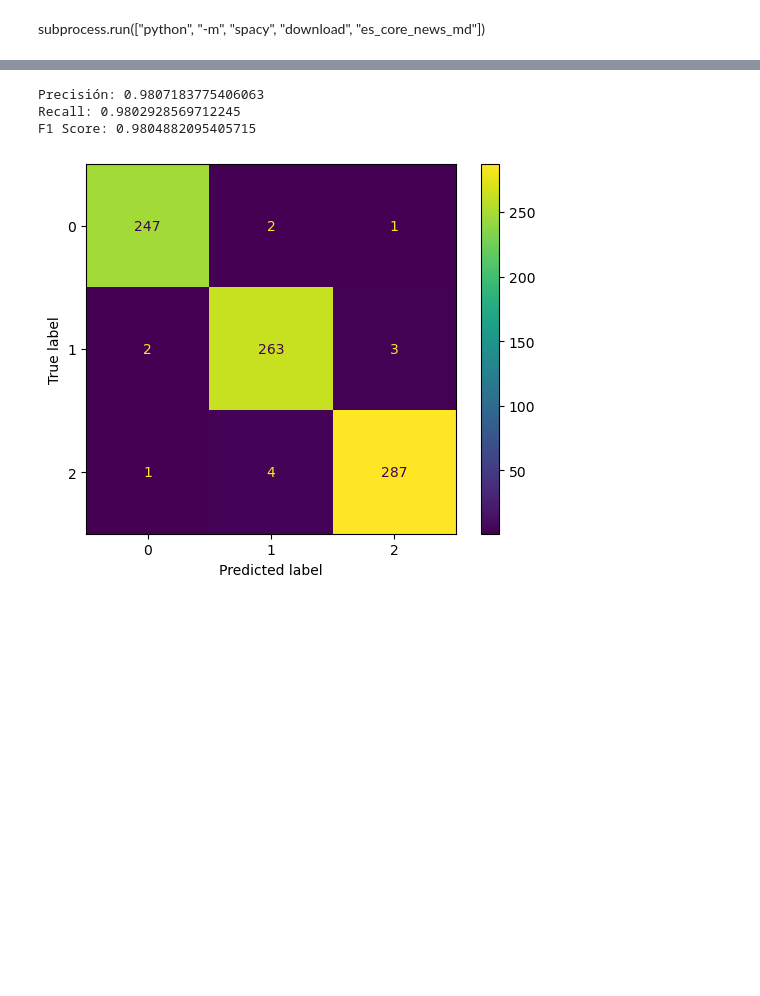
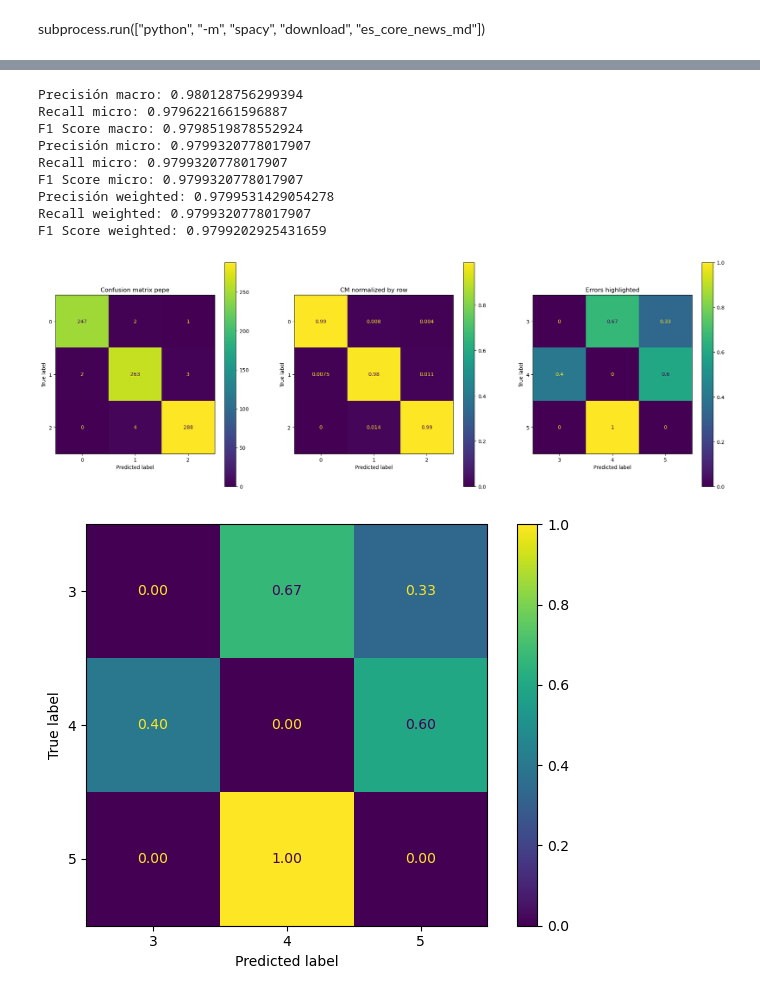
Before and after one commit to Sebasos01/BI_proyecto_1, a Jupyter notebook: proyecto_1_entrega_1.ipynb, the cells around one changed output, grey strips where cells are left out. Cells and saved outputs as stored; diff of their text form; code cells hidden in the pictures; blank space fills up the shorter version.

```diff
--- a/proyecto_1_entrega_1.ipynb
+++ b/proyecto_1_entrega_1.ipynb
@@ -629,26 +584,72 @@ plt.show()
 # %%
 from sklearn.metrics import precision_score, recall_score, f1_score
 precision = precision_score(y_train, y_train_pred, average='macro')
-print(f'Precisión: {precision}')
+print(f'Precisión macro: {precision}')
 
 # Calcular el recall
 recall = recall_score(y_train, y_train_pred, average='macro')
-print(f'Recall: {recall}')
+print(f'Recall micro: {recall}')
 
 # Calcular el F1-score
 f1 = f1_score(y_train, y_train_pred, average='macro')
-print(f'F1 Score: {f1}')
+print(f'F1 Score macro: {f1}')
+
+precision = precision_score(y_train, y_train_pred, average='micro')
+print(f'Precisión micro: {precision}')
+
+# Calcular el recall
+recall = recall_score(y_train, y_train_pred, average='micro')
+print(f'Recall micro: {recall}')
+
+# Calcular el F1-score
+f1 = f1_score(y_train, y_train_pred, average='micro')
+print(f'F1 Score micro: {f1}')
+
+precision = precision_score(y_train, y_train_pred, average='weighted')
+print(f'Precisión weighted: {precision}')
+
+# Calcular el recall
+recall = recall_score(y_train, y_train_pred, average='weighted')
+print(f'Recall weighted: {recall}')
+
+# Calcular el F1-score
+f1 = f1_score(y_train, y_train_pred, average='weighted')
+print(f'F1 Score weighted: {f1}')
+
+from sklearn.metrics import classification_report
 # %% [output]
-Precisión: 0.9807183775406063
-Recall: 0.9802928569712245
-F1 Score: 0.9804882095405715
+Precisión macro: 0.980128756299394
+Recall micro: 0.9796221661596887
+F1 Score macro: 0.9798519878552924
+Precisión micro: 0.9799320778017907
+Recall micro: 0.9799320778017907
+F1 Score micro: 0.9799320778017907
+Precisión weighted: 0.9799531429054278
+Recall weighted: 0.9799320778017907
+F1 Score weighted: 0.9799202925431659
-# %%
-model = pipeline.steps[0][1]
-y_test_pred = model.predict(x_test)
-ConfusionMatrixDisplay(confusion_matrix(y_test, y_test_pred)).plot()
-plt.show()
-# %% [output]
-[figure, removed]
+# %%
+y_test_pred = pipeline.predict(x_test)
+fig, axes = plt.subplots(1, 3, figsize=(24, 8))  # Crear una fila con 3 columnas para los gráficos
+# ConfusionMatrixDisplay(confusion_matrix(y_test, y_test_pred)).plot()
+# plt.show()
+
+ConfusionMatrixDisplay(confusion_matrix(y_test, y_test_pred)).plot(ax=axes[0], cmap="viridis")
+axes[0].set_title("Confusion matrix pepe")
+
+# Segunda gráfica: Confusion matrix normalizada
+ConfusionMatrixDisplay(confusion_matrix(y_test, y_test_pred, normalize='true')).plot(ax=axes[1], cmap="viridis")
+axes[1].set_title("CM normalized by row")
+
+# Tercera gráfica: Confusion matrix con los errores resaltados
+sample_weight_test = (y_test_pred != y_test)
+ConfusionMatrixDisplay.from_predictions(y_test, y_test_pred, normalize="true", values_format=".2f", sample_weight=sample_weight_test).plot(ax=axes[2], cmap="viridis")
+axes[2].set_title("Errors highlighted")
+
+# Mostrar todas las gráficas
+plt.tight_layout()
+# %% [output]
+[figure, added]
+[figure, added]
 # %%
 precision_test = precision_score(y_test, y_test_pred, average='macro')
 print(f'Precisión test: {precision_test}')
```
Also changed, not shown: parts of 14 cells of this notebook, 1 other file.
